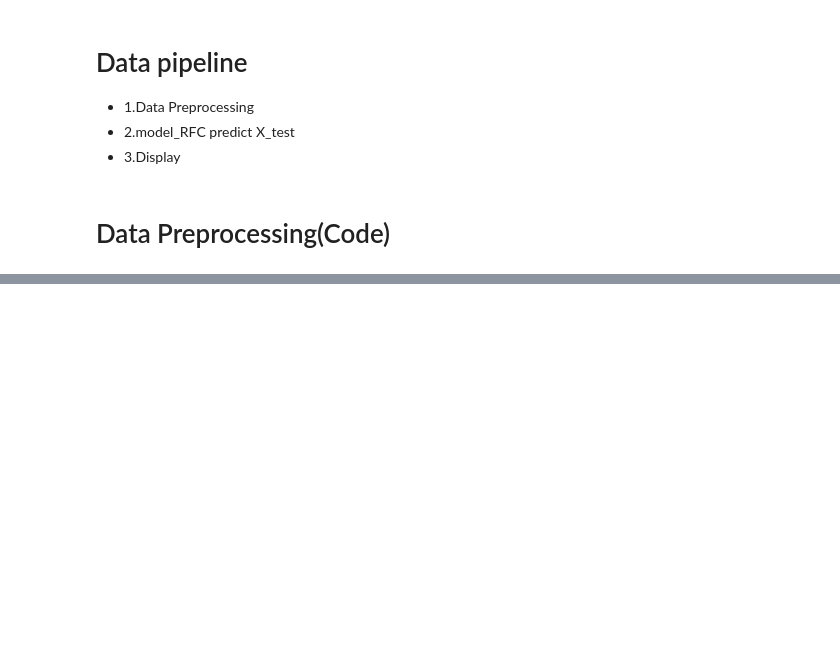
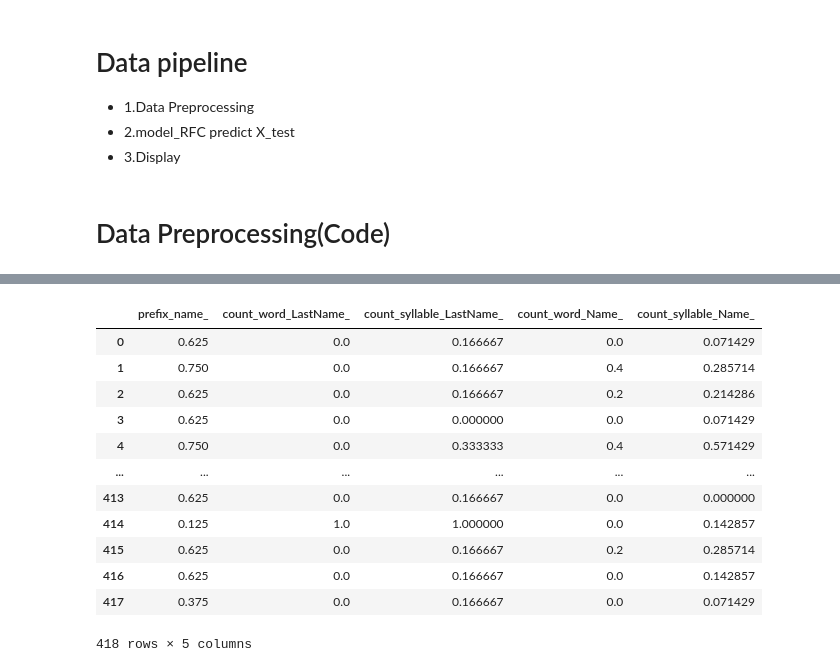
Before and after one commit to chaiwat47/CP3-Chaiwat-Klaewwigkij, a Jupyter notebook: My_Project/Road_to_data_sci/TitanicName_Predict/Deployment_Titanic_prediction_byName.ipynb, the cells around one changed output, grey strips where cells are left out. Saved outputs shown, nothing was run; the diff lists cells and outputs as text; code cells hidden in the pictures; blank space fills up the shorter version.

```diff
--- a/My_Project/Road_to_data_sci/TitanicName_Predict/Deployment_Titanic_prediction_byName.ipynb
+++ b/My_Project/Road_to_data_sci/TitanicName_Predict/Deployment_Titanic_prediction_byName.ipynb
@@ -125 +383,18 @@ def preprocessing(X):
+# %%
+df_text = preprocessing(X)
+df_text
+# %% [output]
+|  | prefix_name_ | count_word_LastName_ | count_syllable_LastName_ | count_word_Name_ | count_syllable_Name_ |
+| 0 | 0.625 | 0.0 | 0.166667 | 0.0 | 0.071429 |
+| 1 | 0.750 | 0.0 | 0.166667 | 0.4 | 0.285714 |
+| 2 | 0.625 | 0.0 | 0.166667 | 0.2 | 0.214286 |
+| 3 | 0.625 | 0.0 | 0.000000 | 0.0 | 0.071429 |
+| 4 | 0.750 | 0.0 | 0.333333 | 0.4 | 0.571429 |
+| ... | ... | ... | ... | ... | ... |
+| 413 | 0.625 | 0.0 | 0.166667 | 0.0 | 0.000000 |
+| 414 | 0.125 | 1.0 | 1.000000 | 0.0 | 0.142857 |
+| 415 | 0.625 | 0.0 | 0.166667 | 0.2 | 0.285714 |
+| 416 | 0.625 | 0.0 | 0.166667 | 0.0 | 0.142857 |
+| 417 | 0.375 | 0.0 | 0.166667 | 0.0 | 0.071429 |
+418 rows × 5 columns
 # %%
```
Also changed, not shown: parts of 22 cells of this notebook, 3 other files.
